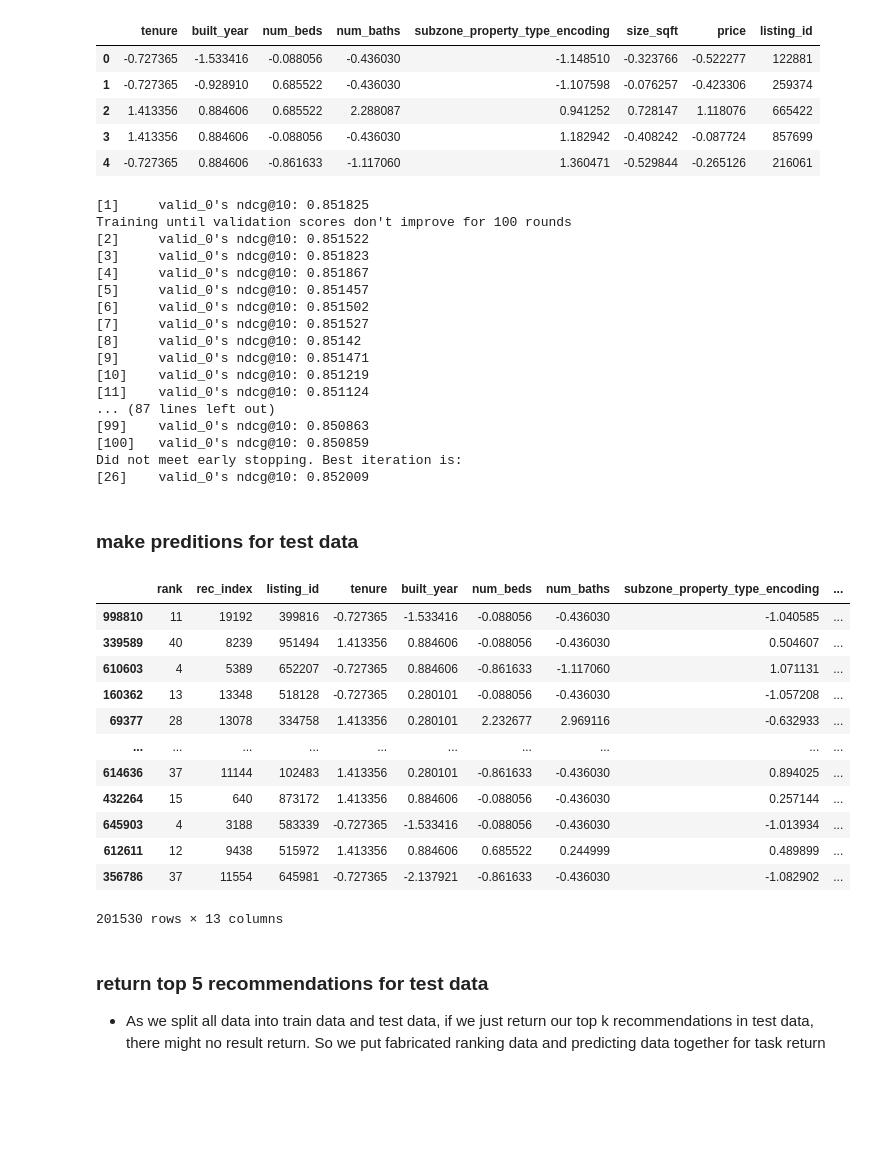
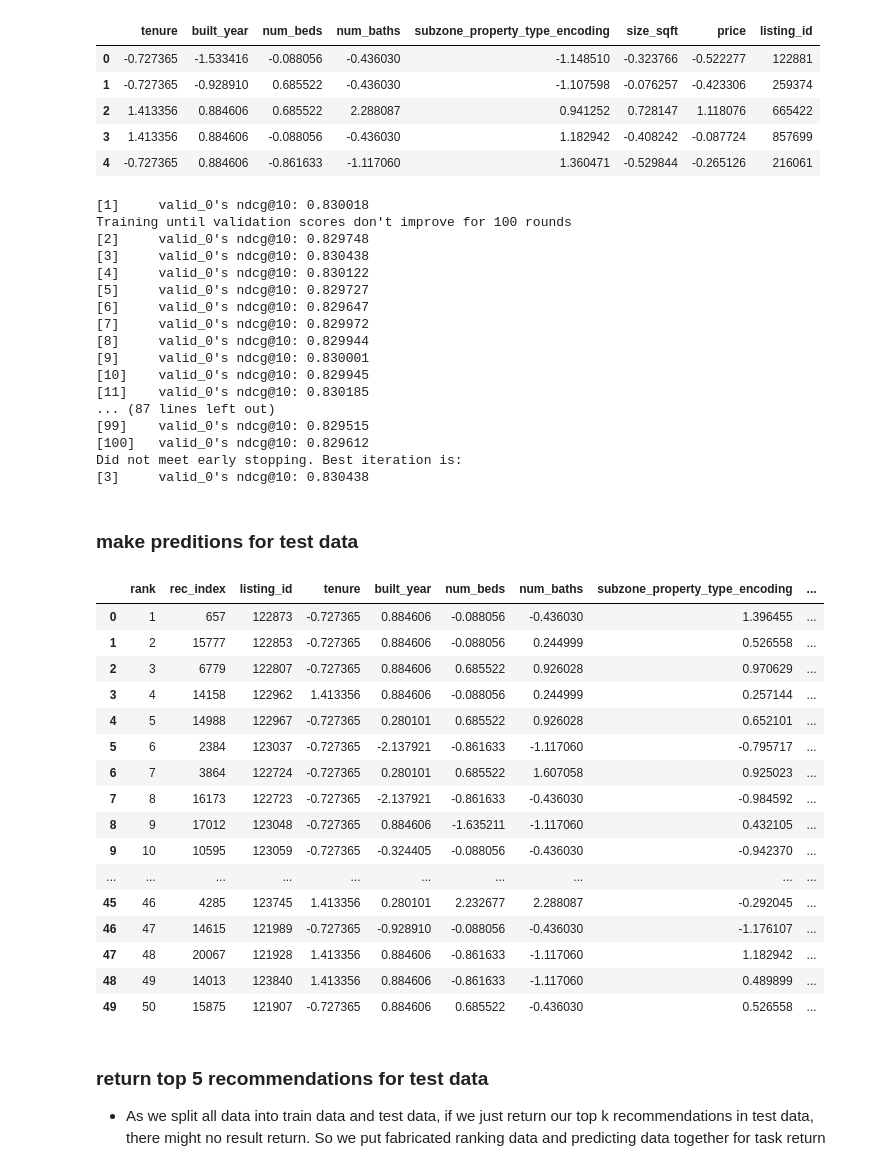
Before and after one commit to PigeonPhobia/no-bylan-regressor, a Jupyter notebook: Recommendation Engine.ipynb, the cells around one changed output. Drawn from its saved outputs; the diff is of its cells as text; code cells hidden in the pictures; blank space fills up the shorter version.

```diff
--- a/Recommendation Engine.ipynb
+++ b/Recommendation Engine.ipynb
@@ -129,7 +129,7 @@ def train_test_ranker_data(data, target, query, test_size, random_stante):
 * 20% data is split from training data to make model evalution.
 # %%
 def LGBM_model_training(X_train, y_train, query_train, X_val, y_val, query_val, max_lable, eval_at, early_stopping_rounds):
-    gbm = lgb.LGBMRanker(label_gain=np.arange(0, max_label+1))
+    gbm = lgb.LGBMRanker(label_gain=np.arange(0, max_lable+1))
     gbm.fit(X_train, y_train, group=query_train,
             eval_set=[(X_val, y_val)], eval_group=[query_val],
             eval_at=10, early_stopping_rounds=100)
@@ -189,11 +189,11 @@ query = 'query_listing_id'
 test_size= 0.2
 random_state = 12
 
-# split train and test data for model training
-df_rec_train, df_rec_test = train_test_split(df_rank, test_size=0.2, random_state=12)
+# # split train and test data for model training
+# df_rec_train, df_rec_test = train_test_split(df_rank, test_size=0.2, random_state=12)
 
 # split train data and evaluation data from split train data
-X_train, y_train, X_val, y_val, query_train, query_val = train_test_ranker_data(df_rec_train, target, query, test_size, random_state)
+X_train, y_train, X_val, y_val, query_train, query_val = train_test_ranker_data(df_rank, target, query, test_size, random_state)
 # %%
 # LGBMRanker model parameters
 max_lable = df_rank['rank'].nunique()
@@ -203,44 +203,48 @@ early_stopping_rounds = 100
 # LGBMRanker model training
 gbm_model = LGBM_model_training(X_train, y_train, query_train, X_val, y_val, query_val, max_lable, eval_at, early_stopping_rounds)
 # %% [output]
-[1]     valid_0's ndcg@10: 0.851825
+[1]     valid_0's ndcg@10: 0.830018
 Training until validation scores don't improve for 100 rounds
-[2]     valid_0's ndcg@10: 0.851522
-[3]     valid_0's ndcg@10: 0.851823
-[4]     valid_0's ndcg@10: 0.851867
-[5]     valid_0's ndcg@10: 0.851457
-[6]     valid_0's ndcg@10: 0.851502
-[7]     valid_0's ndcg@10: 0.851527
-[8]     valid_0's ndcg@10: 0.85142
-[9]     valid_0's ndcg@10: 0.851471
-[10]    valid_0's ndcg@10: 0.851219
-[11]    valid_0's ndcg@10: 0.851124
+[2]     valid_0's ndcg@10: 0.829748
+[3]     valid_0's ndcg@10: 0.830438
+[4]     valid_0's ndcg@10: 0.830122
+[5]     valid_0's ndcg@10: 0.829727
+[6]     valid_0's ndcg@10: 0.829647
+[7]     valid_0's ndcg@10: 0.829972
+[8]     valid_0's ndcg@10: 0.829944
+[9]     valid_0's ndcg@10: 0.830001
+[10]    valid_0's ndcg@10: 0.829945
+[11]    valid_0's ndcg@10: 0.830185
 ... (87 lines left out)
-[99]    valid_0's ndcg@10: 0.850863
-[100]   valid_0's ndcg@10: 0.850859
+[99]    valid_0's ndcg@10: 0.829515
+[100]   valid_0's ndcg@10: 0.829612
 Did not meet early stopping. Best iteration is:
-[26]    valid_0's ndcg@10: 0.852009
+[3]     valid_0's ndcg@10: 0.830438
 # %% [markdown]
 ### make preditions for test data
 # %%
-df_rec_test = pd.DataFrame(df_rec_test)
-df_rec_test["predicted_ranking"] = gbm_model.predict(df_rec_test[train_cols])
-df_rec_test['predict_rank'] = df_rec_test.groupby('query_listing_id')['predicted_ranking'].rank(ascending=False)
-df_rec_test
+df_rec = pd.DataFrame(df_rank)
+df_rec["predicted_ranking"] = gbm_model.predict(df_rec[train_cols])
+df_rec['predict_rank'] = df_rec.groupby('query_listing_id')['predicted_ranking'].rank(ascending=False)
+df_rec.head(50)
 # %% [output]
 |  | rank | rec_index | listing_id | tenure | built_year | num_beds | num_baths | subzone_property_type_encoding | ... |
-| 998810 | 11 | 19192 | 399816 | -0.727365 | -1.533416 | -0.088056 | -0.436030 | -1.040585 | ... |
-| 339589 | 40 | 8239 | 951494 | 1.413356 | 0.884606 | -0.088056 | -0.436030 | 0.504607 | ... |
-| 610603 | 4 | 5389 | 652207 | -0.727365 | 0.884606 | -0.861633 | -1.117060 | 1.071131 | ... |
-| 160362 | 13 | 13348 | 518128 | -0.727365 | 0.280101 | -0.088056 | -0.436030 | -1.057208 | ... |
-| 69377 | 28 | 13078 | 334758 | 1.413356 | 0.280101 | 2.232677 | 2.969116 | -0.632933 | ... |
+| 0 | 1 | 657 | 122873 | -0.727365 | 0.884606 | -0.088056 | -0.436030 | 1.396455 | ... |
+| 1 | 2 | 15777 | 122853 | -0.727365 | 0.884606 | -0.088056 | 0.244999 | 0.526558 | ... |
+| 2 | 3 | 6779 | 122807 | -0.727365 | 0.884606 | 0.685522 | 0.926028 | 0.970629 | ... |
+| 3 | 4 | 14158 | 122962 | 1.413356 | 0.884606 | -0.088056 | 0.244999 | 0.257144 | ... |
+| 4 | 5 | 14988 | 122967 | -0.727365 | 0.280101 | 0.685522 | 0.926028 | 0.652101 | ... |
+| 5 | 6 | 2384 | 123037 | -0.727365 | -2.137921 | -0.861633 | -1.117060 | -0.795717 | ... |
+| 6 | 7 | 3864 | 122724 | -0.727365 | 0.280101 | 0.685522 | 1.607058 | 0.925023 | ... |
+| 7 | 8 | 16173 | 122723 | -0.727365 | -2.137921 | -0.861633 | -0.436030 | -0.984592 | ... |
+| 8 | 9 | 17012 | 123048 | -0.727365 | 0.884606 | -1.635211 | -1.117060 | 0.432105 | ... |
+| 9 | 10 | 10595 | 123059 | -0.727365 | -0.324405 | -0.088056 | -0.436030 | -0.942370 | ... |
 | ... | ... | ... | ... | ... | ... | ... | ... | ... | ... |
-| 614636 | 37 | 11144 | 102483 | 1.413356 | 0.280101 | -0.861633 | -0.436030 | 0.894025 | ... |
-| 432264 | 15 | 640 | 873172 | 1.413356 | 0.884606 | -0.088056 | -0.436030 | 0.257144 | ... |
-| 645903 | 4 | 3188 | 583339 | -0.727365 | -1.533416 | -0.088056 | -0.436030 | -1.013934 | ... |
-| 612611 | 12 | 9438 | 515972 | 1.413356 | 0.884606 | 0.685522 | 0.244999 | 0.489899 | ... |
-| 356786 | 37 | 11554 | 645981 | -0.727365 | -2.137921 | -0.861633 | -0.436030 | -1.082902 | ... |
+| 45 | 46 | 4285 | 123745 | 1.413356 | 0.280101 | 2.232677 | 2.288087 | -0.292045 | ... |
+| 46 | 47 | 14615 | 121989 | -0.727365 | -0.928910 | -0.088056 | -0.436030 | -1.176107 | ... |
+| 47 | 48 | 20067 | 121928 | 1.413356 | 0.884606 | -0.861633 | -1.117060 | 1.182942 | ... |
+| 48 | 49 | 14013 | 123840 | 1.413356 | 0.884606 | -0.861633 | -1.117060 | 0.489899 | ... |
+| 49 | 50 | 15875 | 121907 | -0.727365 | 0.884606 | 0.685522 | -0.436030 | 0.526558 | ... |
-201530 rows × 13 columns
 # %% [markdown]
 ### return top 5 recommendations for test data
 * As we split all data into train data and test data, if we just return our top k recommendations in test data, there might no result return. So we put fabricated ranking data and predicting data together for task return
```
Also changed, not shown: parts of 7 cells of this notebook, 2 other files.
